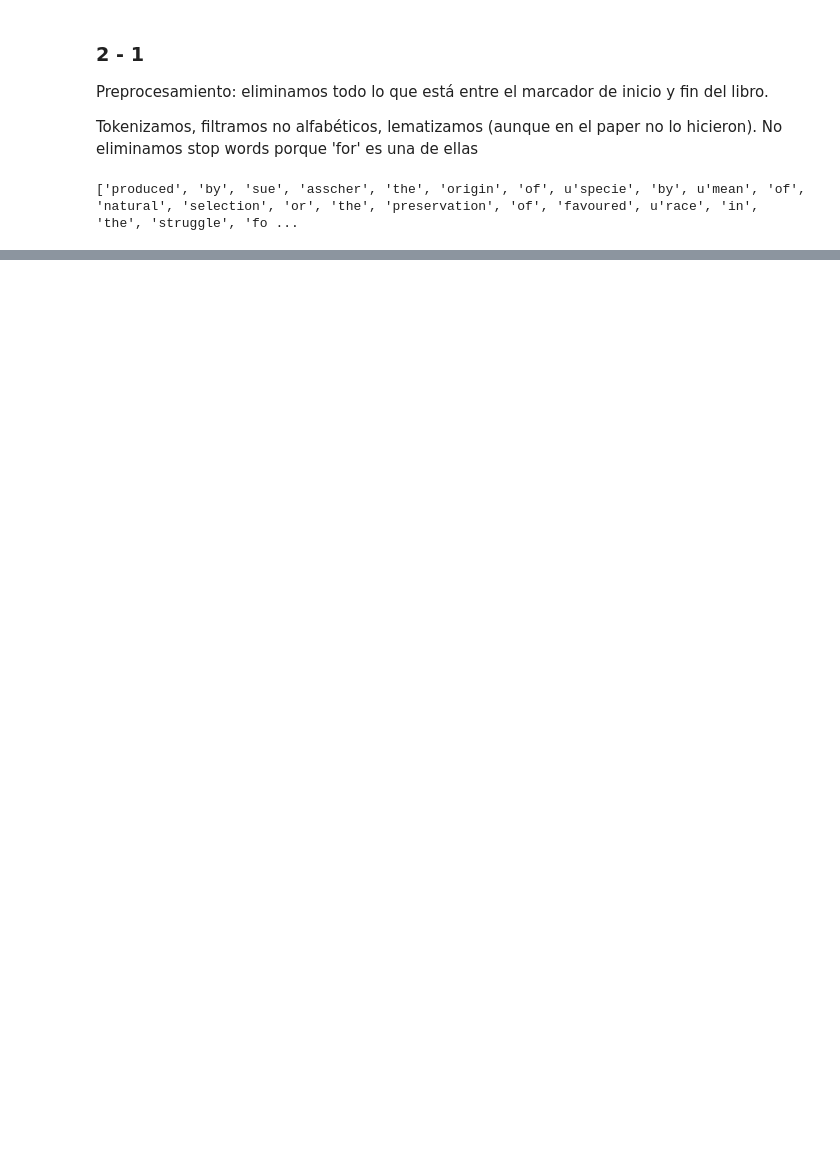
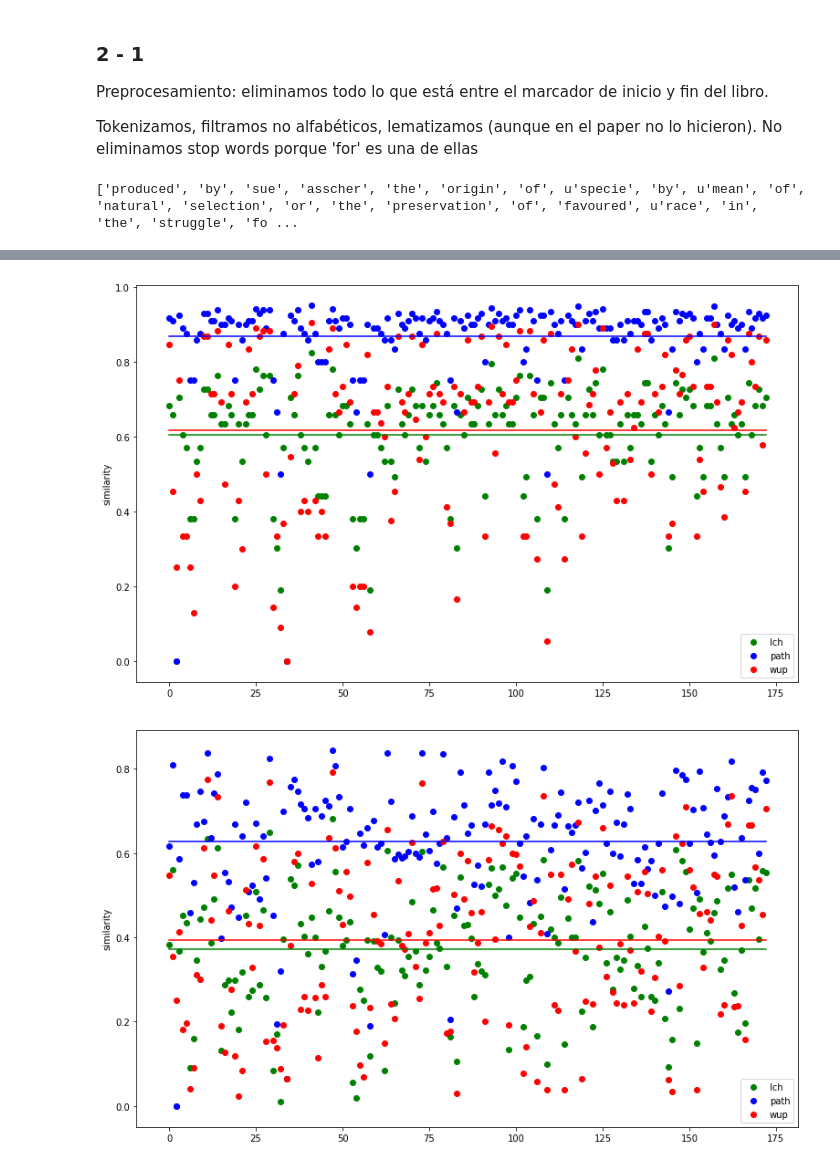
Before and after one commit to fhosen/CienciaDeDatos, a Jupyter notebook: TP6/TP6.ipynb, the cells around one changed output, grey strips where cells are left out. Drawn from its saved outputs; the diff is of its cells as text; code cells hidden in the pictures; blank space fills up the shorter version.

```diff
--- a/TP6/TP6.ipynb
+++ b/TP6/TP6.ipynb
@@ -226,0 +279,51 @@ No v
+# %%
+from nltk.corpus import wordnet
+
+cosines_lsi_copy = []
+cosines_word2vec_copy = []
+
+wordnet_tests = [[], [], []]
+
+j = 0
+for i, test in enumerate(tests):
+    values = wordnet.synsets(test[0]), wordnet.synsets(test[1])
+    if len(values[0]) * len(values[1]) == 0: continue
+    if i in invalid_words_pos: continue
+    try:
+        wordnet_tests[0].append(values[0][0].lch_similarity(values[1][0]))
+        wordnet_tests[1].append(values[0][0].path_similarity(values[1][0]))
+        wordnet_tests[2].append(values[0][0].wup_similarity(values[1][0]))
+        cosines_lsi_copy.append(cosines_lsi[j])
+        cosines_word2vec_copy.append(cosines_word2vec[j])
+        j+=1
+    except Exception:
+        continue
+
+maxs = [max(i) for i in wordnet_tests]
+for i in range(3): wordnet_tests[i] = map(lambda x: x/maxs[i], wordnet_tests[i])
+
+diff_lsi = [[], [], []]
+diff_w2v = [[], [], []]
+
+for i in range(3): diff_lsi[i] = map(lambda (x, y): abs(x - (y + 1)/2), zip(wordnet_tests[i], cosines_lsi_copy))
+for i in range(3): diff_w2v[i] = map(lambda (x, y): abs(x - (y + 1)/2), zip(wordnet_tests[i], cosines_word2vec_copy))
+
+def plotDiff(diff):
+    plt.figure(figsize=(13,8))
+    x = range(len(diff[0]))
+    plt.scatter(x, diff[0], color = "green", label = "lch")
+    plt.scatter(x, diff[1], color = "blue", label = "path")
+    plt.scatter(x, diff[2], color = "red", label = "wup")
+    plt.plot([0, x[-1]], [np.mean(diff[0]), np.mean(diff[0])], color = "green")
+    plt.plot([0, x[-1]], [np.mean(diff[1]), np.mean(diff[1])], color = "blue")
+    plt.plot([0, x[-1]], [np.mean(diff[2]), np.mean(diff[2])], color = "red")
+    plt.ylabel("similarity")
+    plt.legend()
+    #sb.pointplot(x = cosines_lsi, y = cosines_word2vec)
+    plt.show()
+
+plotDiff(diff_lsi)
+plotDiff(diff_w2v)
+# %% [output]
+[figure, added]
+[figure, added]
```
Also changed, not shown: parts of 19 cells of this notebook, 5 other files.
